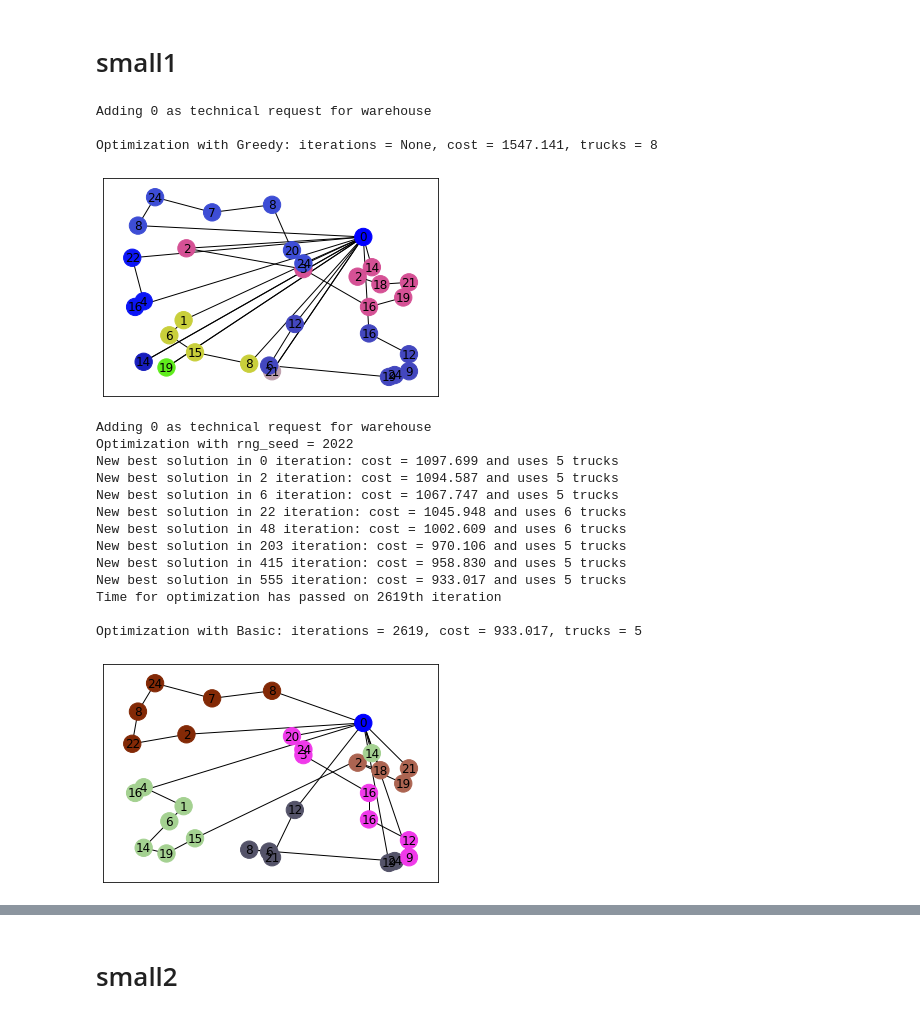
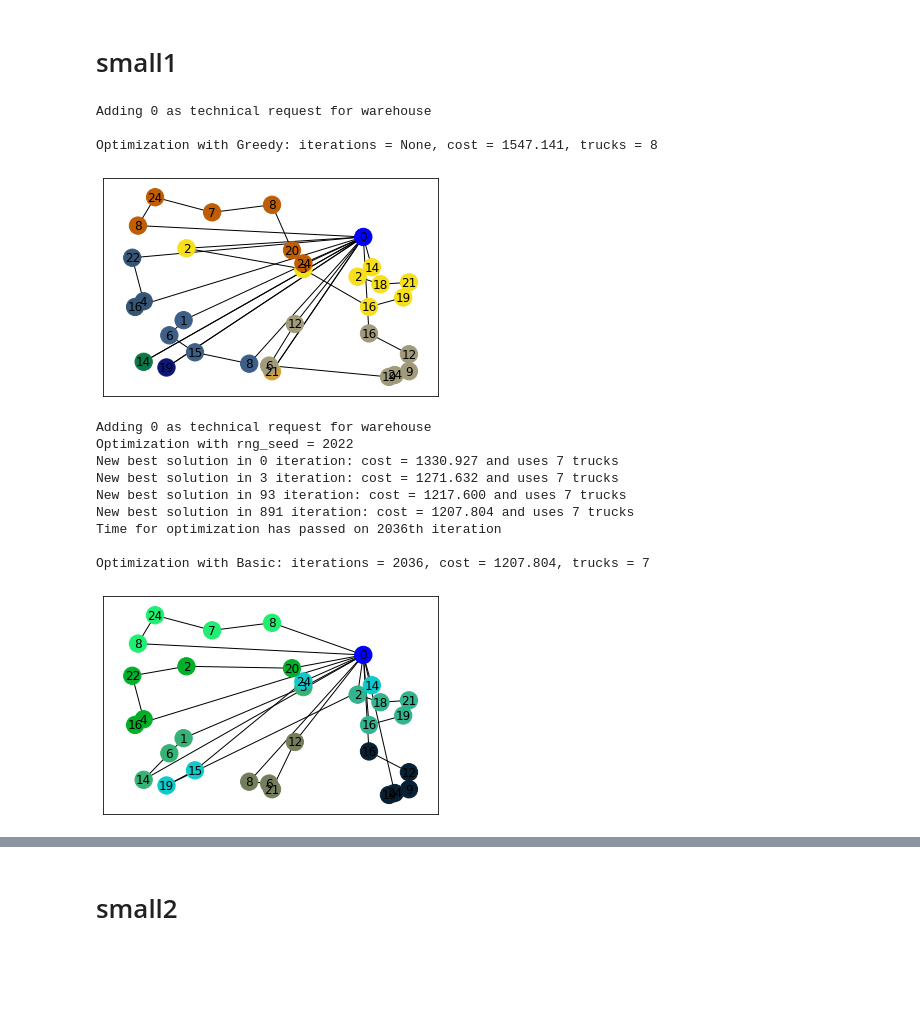
Before and after one commit to PrzeChoj/MSI2, a Jupyter notebook: project1/src/JupyterNotebooks/CaseStudy.ipynb, the cells around one changed output, grey strips where cells are left out. Cells and saved outputs as stored; diff of their text form; code cells hidden in the pictures; blank space fills up the shorter version.

```diff
--- a/project1/src/JupyterNotebooks/CaseStudy.ipynb
+++ b/project1/src/JupyterNotebooks/CaseStudy.ipynb
@@ -25,18 +25,18 @@ max_time = 300
 # %% [markdown]
 # small1
 # %%
-s_max = 250 # 8 vs 8
+s_max = 205 # 8 vs 8
 max_cars = 7
 # %%
 greedy_s1 = Greedy(print_warnings=True)
-greedy_s1.set_problem(205, max_cars, problem_small1)
+greedy_s1.set_problem(s_max, max_cars, problem_small1)
 greedy_s1.optimize()
 fig1 = plot_solution(greedy_s1, True)
 # %% [output]
 Adding 0 as technical request for warehouse
 
 Optimization with Greedy: iterations = None, cost = 1547.141, trucks = 8
-[figure, old version]
+[figure, new version]
 # %%
 antColony_basic_s1 = AntColony(print_warnings=True)
 antColony_basic_s1.set_problem(s_max, max_cars, problem_small1)
@@ -45,18 +45,14 @@ fig1 = plot_solution(antColony_basic_s1, True)
 # %% [output]
 Adding 0 as technical request for warehouse
 Optimization with rng_seed = 2022
-New best solution in 0 iteration: cost = 1097.699 and uses 5 trucks
-New best solution in 2 iteration: cost = 1094.587 and uses 5 trucks
-New best solution in 6 iteration: cost = 1067.747 and uses 5 trucks
-New best solution in 22 iteration: cost = 1045.948 and uses 6 trucks
-New best solution in 48 iteration: cost = 1002.609 and uses 6 trucks
-New best solution in 203 iteration: cost = 970.106 and uses 5 trucks
-New best solution in 415 iteration: cost = 958.830 and uses 5 trucks
-New best solution in 555 iteration: cost = 933.017 and uses 5 trucks
-Time for optimization has passed on 2619th iteration
+New best solution in 0 iteration: cost = 1330.927 and uses 7 trucks
+New best solution in 3 iteration: cost = 1271.632 and uses 7 trucks
+New best solution in 93 iteration: cost = 1217.600 and uses 7 trucks
+New best solution in 891 iteration: cost = 1207.804 and uses 7 trucks
+Time for optimization has passed on 2036th iteration
 
-Optimization with Basic: iterations = 2619, cost = 933.017, trucks = 5
+Optimization with Basic: iterations = 2036, cost = 1207.804, trucks = 7
-[figure, old version]
+[figure, new version]
 # %%
 antColony_reduced_s1 = AntColony_Reduced(print_warnings=True)
 antColony_reduced_s1.set_problem(s_max, max_cars, problem_small1)
```
Also changed, not shown: parts of 3 cells of this notebook, 1 other file.
